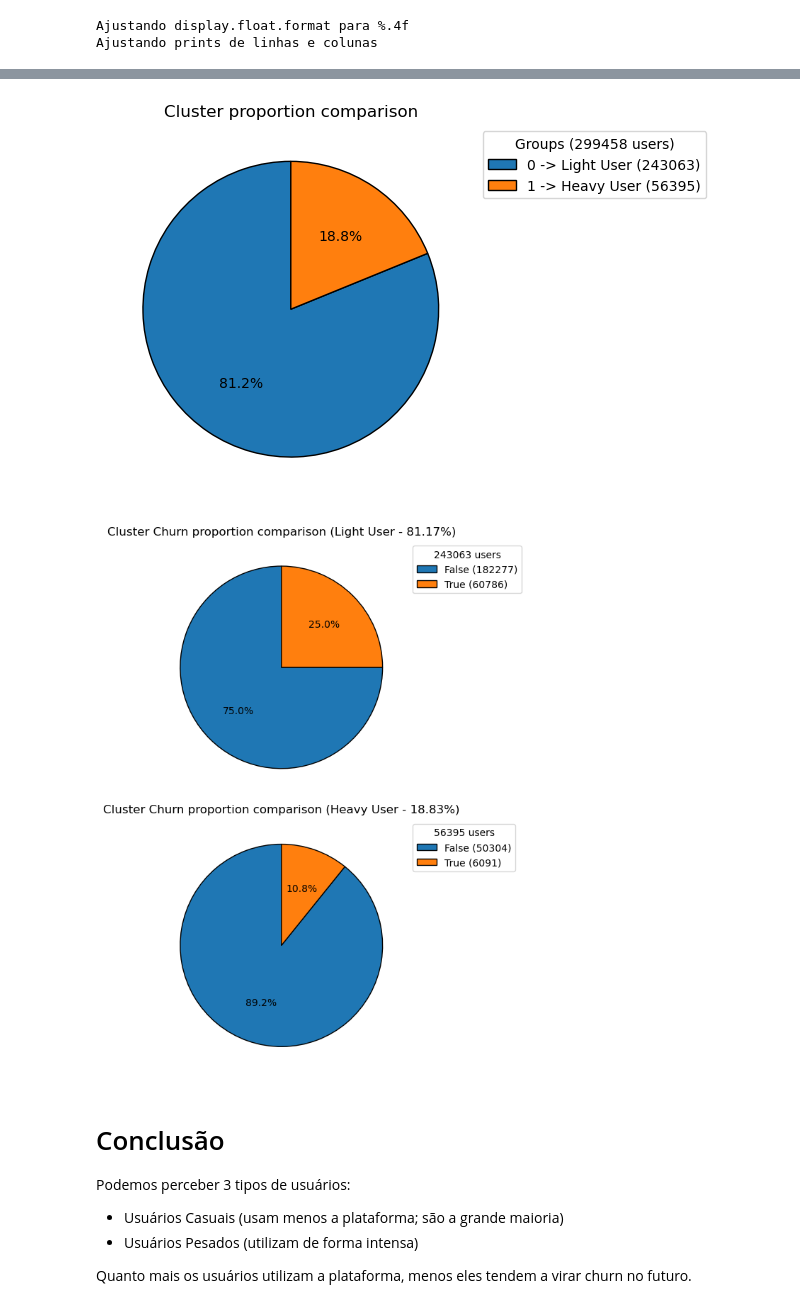
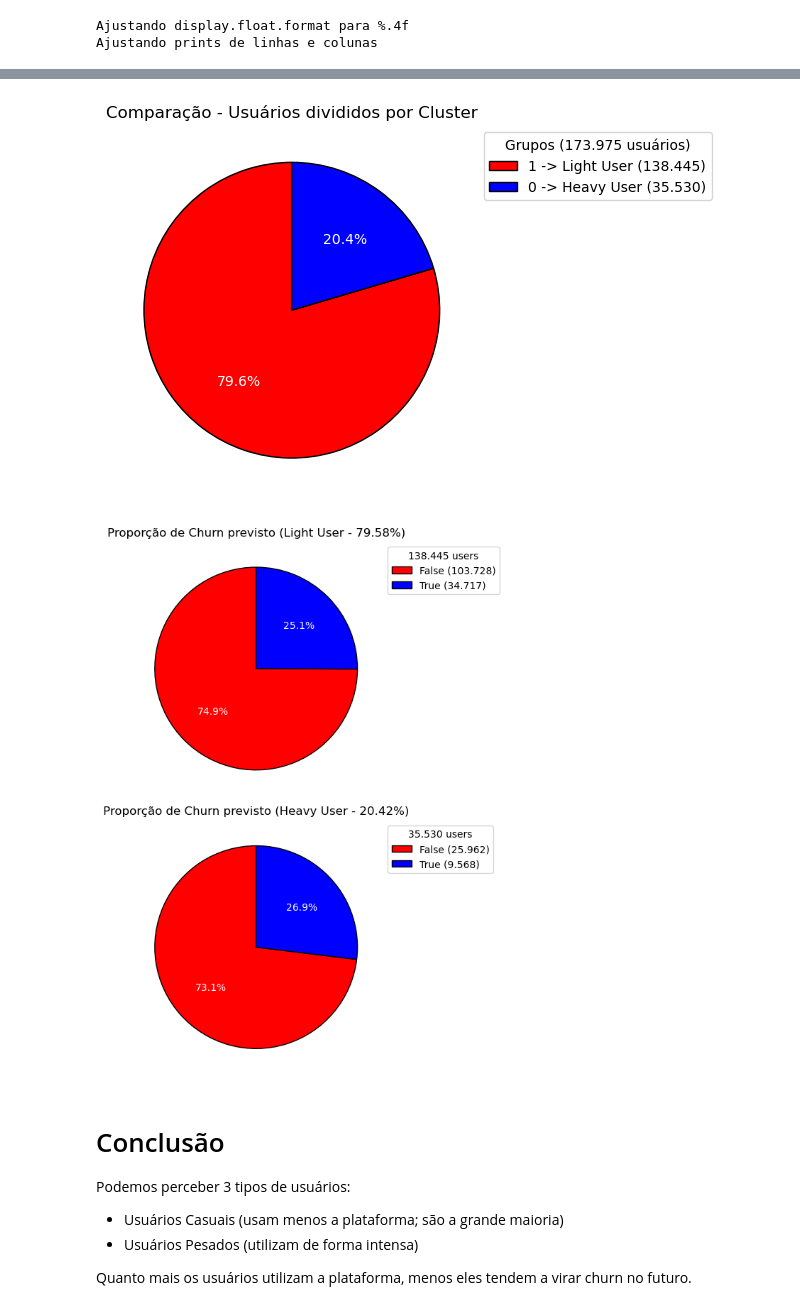
Before and after one commit to CaioAFA/2025-case-data-master-caio-arrabal, a Jupyter notebook: notebooks/06_1-Churn-Clustering.ipynb, the cells around one changed output, grey strips where cells are left out. Saved outputs shown, nothing was run; the diff lists cells and outputs as text; code cells hidden in the pictures.

```diff
--- a/notebooks/06_1-Churn-Clustering.ipynb
+++ b/notebooks/06_1-Churn-Clustering.ipynb
@@ -65,5 +64,5 @@ len(df), len(df['msno'].unique())
 # %%
-# Group by msno and get the last register
-df = df.groupby('msno').tail(1)
+# Get only the last safra
+df = df[df['safra'] == 201702]
 len(df)
 # %% [output]
@@ -71,5 +70,5 @@ len(df)
-# %%
-df = df[project_config.COLUMNS_USED_ON_TRAIN_AND_PREDICTION + [project_config.TARGET_COLUMN]]
+# %%
+df = df[USAGE_COLUMNS]
 # %%
 df.head()
 # %% [output]
@@ -168,9 +160,9 @@ for i, feature in enumerate(features):
             alpha=0.6,
             ax=ax  # Specify the subplot for this feature
         )
-    ax.set_title(f"Distribution of '{feature}' by Cluster")
+    ax.set_title(f"Distribuição de '{feature}' por Cluster")
     ax.set_xlabel(feature)
-    ax.set_ylabel("Frequency")
+    ax.set_ylabel("Frequência")
     ax.legend()
 
 # Hide unused subplots if the number of features is not a multiple of n_cols
@@ -289,51 +275,53 @@ def compare_cluster_proportion(df: pd.DataFrame):
     labels = []
     for i in counted.index:
         labels.append(
-            f'{i} -> {cluster_value_map[i]} ({counted[i]})'
+            f'{i} -> {cluster_value_map[i]} ({NUMBER_UTILS.format_integer_number(counted[i])})'
         )
 
     plot_pizza(
         value_counts=counted,
         labels=labels,
-        title='Cluster proportion comparison',
-        legend=f'Groups ({len(df)} users)',
-        colors=['red', 'blue']
+        title='Comparação - Usuários divididos por Cluster',
+        legend=f'Grupos ({NUMBER_UTILS.format_integer_number(len(df))} usuários)',
+        colors=['red', 'blue'],
+        text_color='white'
     )
 
 compare_cluster_proportion(usage_df)
 # %% [output]
-[figure, old version]
+[figure, new version]
 # %%
 def compare_cluster_is_churn_proportion(df: pd.DataFrame):
     cluster_value_map = get_cluster_value_map(df)
 
     n_rows = len(CLUSTERS)
     n_cols = 1
     fig, axes = plt.subplots(n_rows, n_cols, figsize=(8, 8))  # Adjust the figure size
     axes = axes.flatten()  # Flatten the axes array for easier indexing
 
     cluster_counted = df['cluster'].value_counts()
     for index, cluster in enumerate(cluster_counted.index):
         filtered_df =  df[df['cluster'] == cluster]
-        is_churn_counted = filtered_df['is_churn'].value_counts()
+        is_churn_counted = filtered_df['predicted_is_churn'].value_counts()
 
         cluster_percentage = len(filtered_df) * 100 / len(df)
 
         plot_pizza(
             value_counts=is_churn_counted,
-            labels=[f'{x} ({is_churn_counted[x]})' for x in is_churn_counted.index],
-            title=f'Cluster Churn proportion comparison ({cluster_value_map[cluster]} - {cluster_percentage:.2f}%)',
-            legend=f'{len(filtered_df)} users',
+            labels=[f'{x} ({NUMBER_UTILS.format_integer_number(is_churn_counted[x])})' for x in is_churn_counted.index],
+            title=f'Proporção de Churn previsto ({cluster_value_map[cluster]} - {cluster_percentage:.2f}%)',
+            legend=f'{NUMBER_UTILS.format_integer_number(len(filtered_df))} users',
             ax=axes[index],
-            colors=['red', 'blue']
+            colors=['red', 'blue'],
+            text_color='white'
         )
 
     plt.tight_layout()
     plt.show()
 
 compare_cluster_is_churn_proportion(usage_df)
 # %% [output]
-[figure, old version]
+[figure, new version]
 # %% [markdown]
 # Conclusão
 Podemos perceber 3 tipos de usuários:
```
Also changed, not shown: parts of 16 cells of this notebook, 11 other files.
